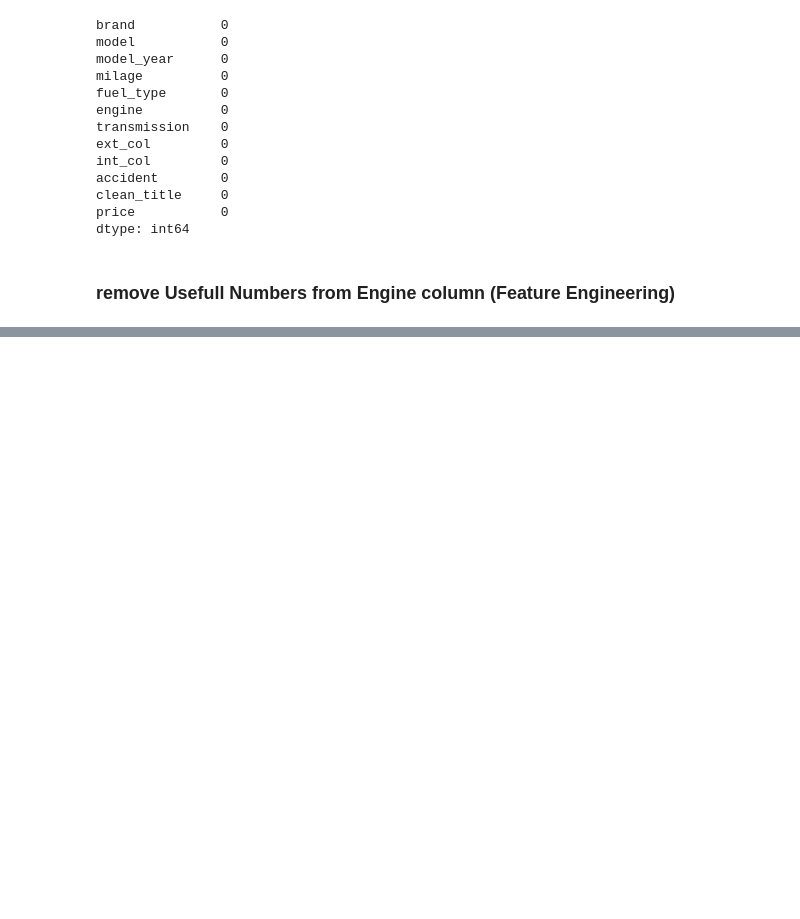
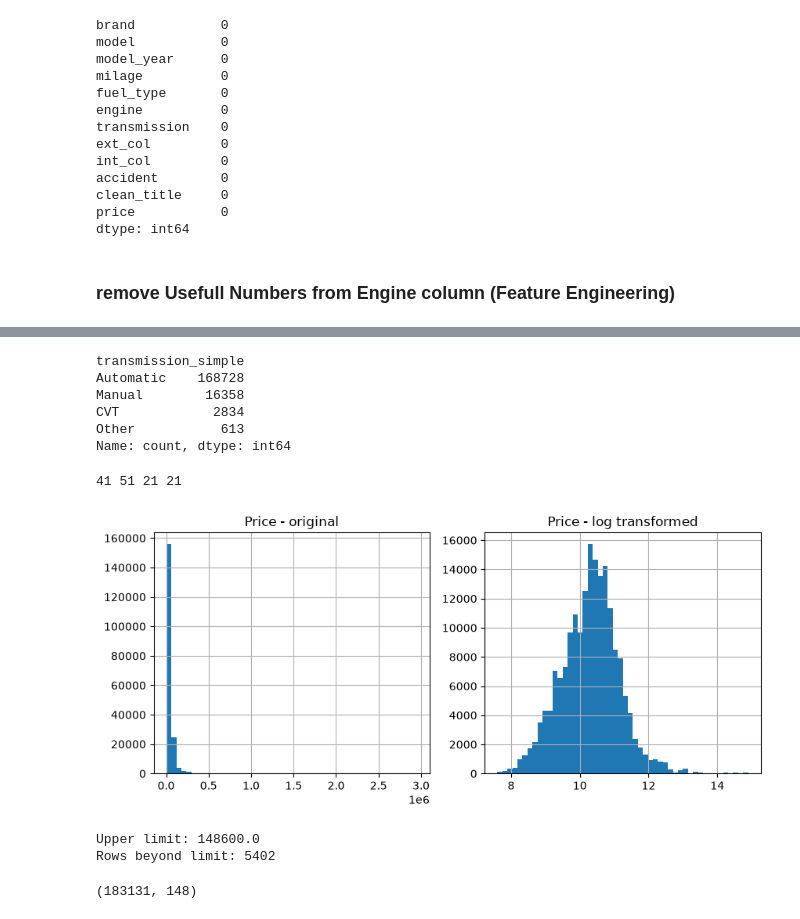
Before and after one commit to DevXDividends/AutoValue, a Jupyter notebook: backend/scripts/Preprocessing.ipynb, the cells around one changed output, grey strips where cells are left out. Saved outputs shown, nothing was run; the diff lists cells and outputs as text; code cells hidden in the pictures; blank space fills up the shorter version.

```diff
--- a/backend/scripts/Preprocessing.ipynb
+++ b/backend/scripts/Preprocessing.ipynb
@@ -68,0 +151,76 @@ def extract_hp(text):
+# %%
+def simplify_transmission(t):
+    t = str(t).lower()
+    if "m/t" in t or "manual" in t:
+        return "Manual"
+    elif "cvt" in t:
+        return "CVT"
+    elif "a/t" in t or "automatic" in t or "dual shift" in t:
+        return "Automatic"
+    else:
+        return "Other"
+
+train["transmission_simple"] = train["transmission"].apply(simplify_transmission)
+train = train.drop(columns=["transmission"])
+
+print(train["transmission_simple"].value_counts())
+# %% [output]
+transmission_simple
+Automatic    168728
+Manual        16358
+CVT            2834
+Other           613
+Name: count, dtype: int64
+# %%
+# brand: rare brands ko "Other" bana do
+brand_counts = train["brand"].value_counts()
+rare_brands = brand_counts[brand_counts < 500].index
+train["brand"] = train["brand"].replace(rare_brands, "Other")
+
+# model: top 50 models rakho, baaki "Other"
+top_models = train["model"].value_counts().nlargest(50).index
+train["model"] = train["model"].where(train["model"].isin(top_models), "Other")
+
+# colors: same treatment
+for col in ["ext_col", "int_col"]:
+    top_vals = train[col].value_counts().nlargest(20).index
+    train[col] = train[col].where(train[col].isin(top_vals), "Other")
+
+print(train["brand"].nunique(), train["model"].nunique(), train["ext_col"].nunique(), train["int_col"].nunique())
+# %% [output]
+41 51 21 21
+# %%
+
+fig, axes = plt.subplots(1, 2, figsize=(10,4))
+train["price"].hist(bins=50, ax=axes[0])
+axes[0].set_title("Price - original")
+
+np.log1p(train["price"]).hist(bins=50, ax=axes[1])
+axes[1].set_title("Price - log transformed")
+plt.show()
+
+train["price_log"] = np.log1p(train["price"])
+# %% [output]
+[figure, added]
+# %%
+Q1 = train["price"].quantile(0.25)
+Q3 = train["price"].quantile(0.75)
+IQR = Q3 - Q1
+upper_limit = Q3 + 3 * IQR
+
+print("Upper limit:", upper_limit)
+print("Rows beyond limit:", (train["price"] > upper_limit).sum())
+
+train = train[train["price"] <= upper_limit]
+# %% [output]
+Upper limit: 148600.0
+Rows beyond limit: 5402
+# %%
+categorical_cols = ["brand", "model", "fuel_type", "ext_col", "int_col",
+                     "accident", "clean_title", "transmission_simple"]
+
+train_encoded = pd.get_dummies(train, columns=categorical_cols, drop_first=True)
+
+print(train_encoded.shape)
+# %% [output]
+(183131, 148)
```
Also changed, not shown: parts of 19 cells of this notebook, 2 other files.
